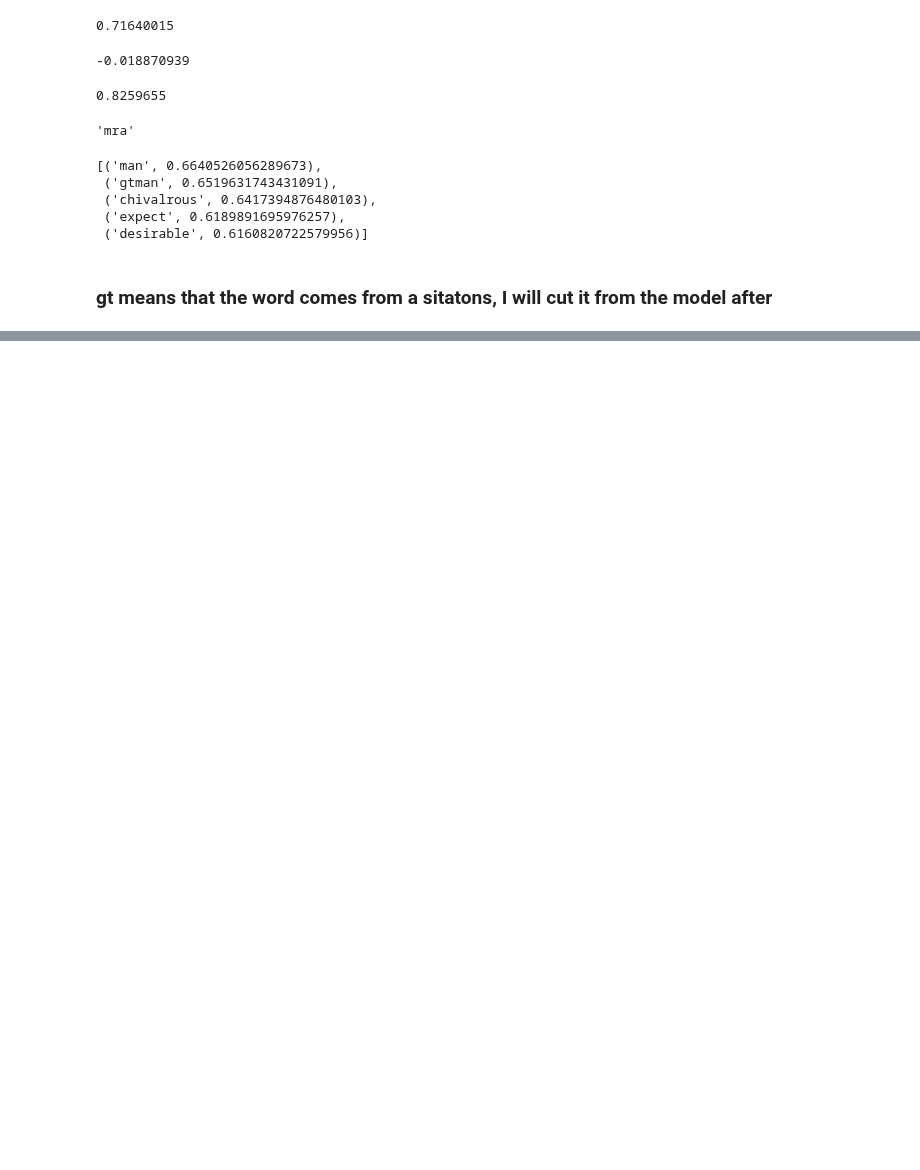
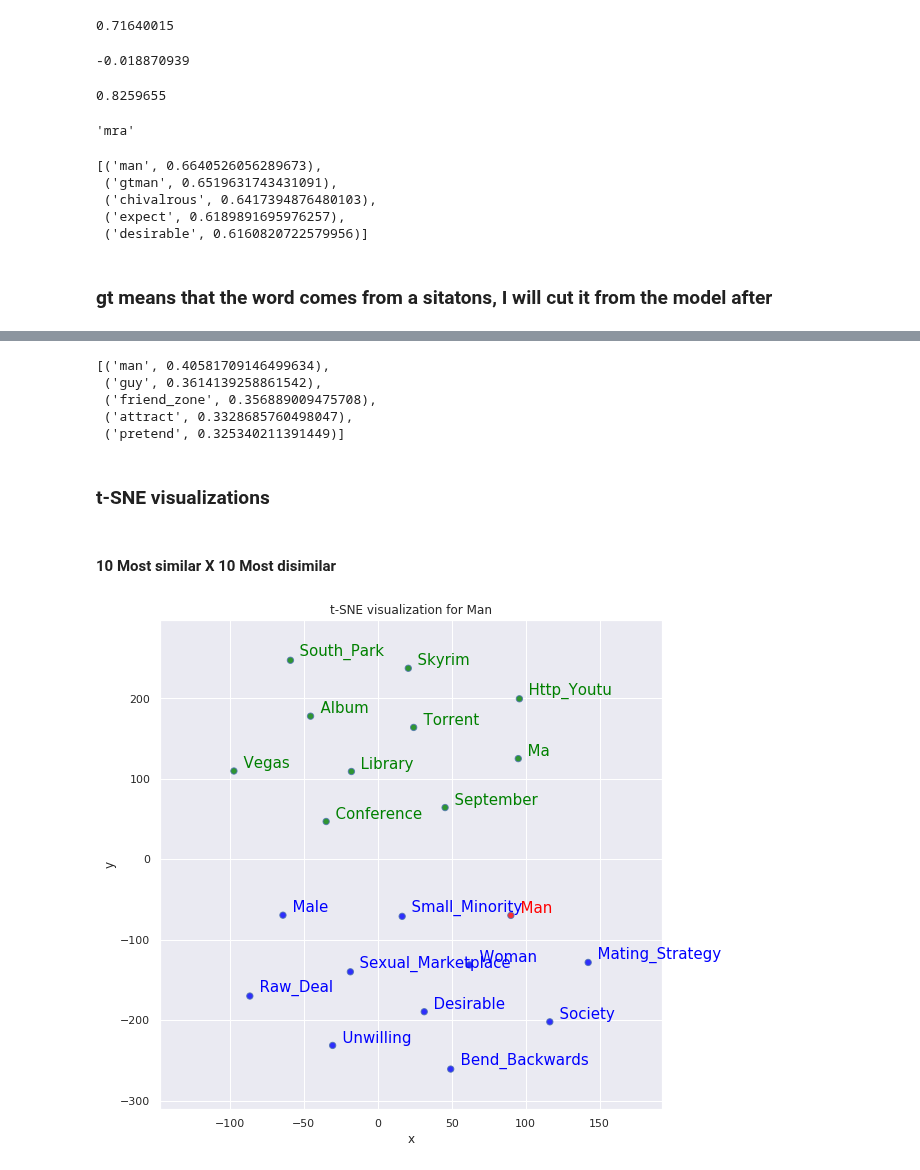
Before and after one commit to EmanuelHappy/Data-Science, a Jupyter notebook: _PushshiftReddit/word_embedding/word2vec.ipynb, the cells around one changed output, grey strips where cells are left out. Cells and saved outputs as stored; diff of their text form; code cells hidden in the pictures; blank space fills up the shorter version.

```diff
--- a/_PushshiftReddit/word_embedding/word2vec.ipynb
+++ b/_PushshiftReddit/word_embedding/word2vec.ipynb
@@ -233,0 +415,2 @@ w2v_model.wv.most_similar(positive=["masculism", "woman"], negative=["feminism"]
+# %%
+cores = multiprocessing.cpu_count() # Count the number of cores in a computer
@@ -233,0 +428,9 @@ w2v_model.wv.most_similar(positive=["masculism", "woman"], negative=["feminism"]
+# %%
+w2v_model1 = Word2Vec(min_count=20,
+                     window=2,
+                     size=300,
+                     sample=6e-5,
+                     alpha=0.03,
+                     min_alpha=0.0007,
+                     negative=20,
+                     workers=cores-1)
@@ -234,6 +518,26 @@ w2v_model.wv.most_similar(positive=["masculism", "woman"], negative=["feminism"]
+# %%
+w2v_model1.wv.most_similar(positive=["mra", "woman"], negative=["feminism"], topn=5)
+# %% [output]
+[('man', 0.40581709146499634),
+ ('guy', 0.3614139258861542),
+ ('friend_zone', 0.356889009475708),
+ ('attract', 0.3328685760498047),
+ ('pretend', 0.325340211391449)]
+# %% [markdown]
+### t-SNE visualizations
+# %%
+import numpy as np
+import matplotlib.pyplot as plt
+%matplotlib inline
+
+import seaborn as sns
+sns.set_style("darkgrid")
+
+from sklearn.decomposition import PCA
+from sklearn.manifold import TSNE
 # %%
 def tsnescatterplot(model, word, list_names):
-    """ Plot in seaborn the results from the t-SNE reduction algorithm of the vectors of a query word,
+    """ Plot in seaborn the results from the t-SNE dimensionality reduction algorithm of the vectors of a query word,
     its list of most similar words, and a list of words.
     """
     arrays = np.empty((0, 300), dtype='f')
@@ -260,8 +564,8 @@ def tsnescatterplot(model, word, list_names):
         color_list.append('green')
         arrays = np.append(arrays, wrd_vector, axis=0)
 
-    # Reduces the dimensionality from 300 to 50 dimensions with PCA
-    reduc = PCA(n_components=19).fit_transform(arrays)
+    # Reduces the dimensionality from 300 to 20 dimensions with PCA
+    reduc = PCA(n_components=20).fit_transform(arrays)
 
     # Finds t-SNE coordinates for 2 dimensions
     np.set_printoptions(suppress=True)
@@ -304,3 +608,9 @@ def tsnescatterplot(model, word, list_names):
     plt.ylim(Y[:, 1].min()-50, Y[:, 1].max()+50)
 
     plt.title('t-SNE visualization for {}'.format(word.title()))
+# %% [markdown]
+#### 10 Most similar X 10 Most disimilar
+# %%
+tsnescatterplot(w2v_model1, 'man', [i[0] for i in w2v_model1.wv.most_similar(negative=["man"])])
+# %% [output]
+[figure, added]
```
Also changed, not shown: parts of 70 cells of this notebook, 5 other files.
